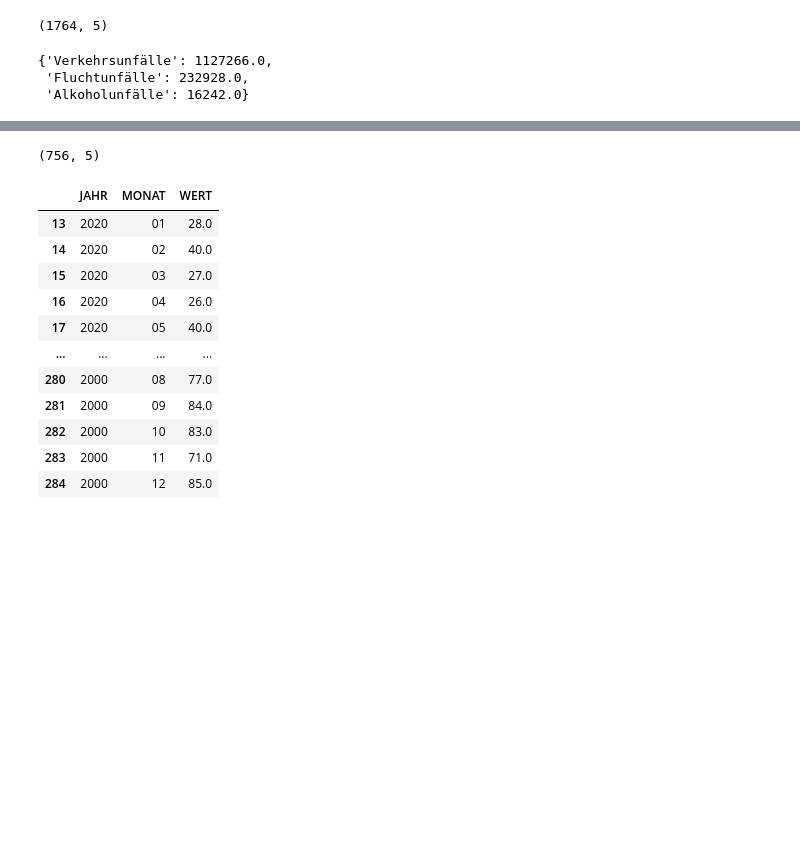
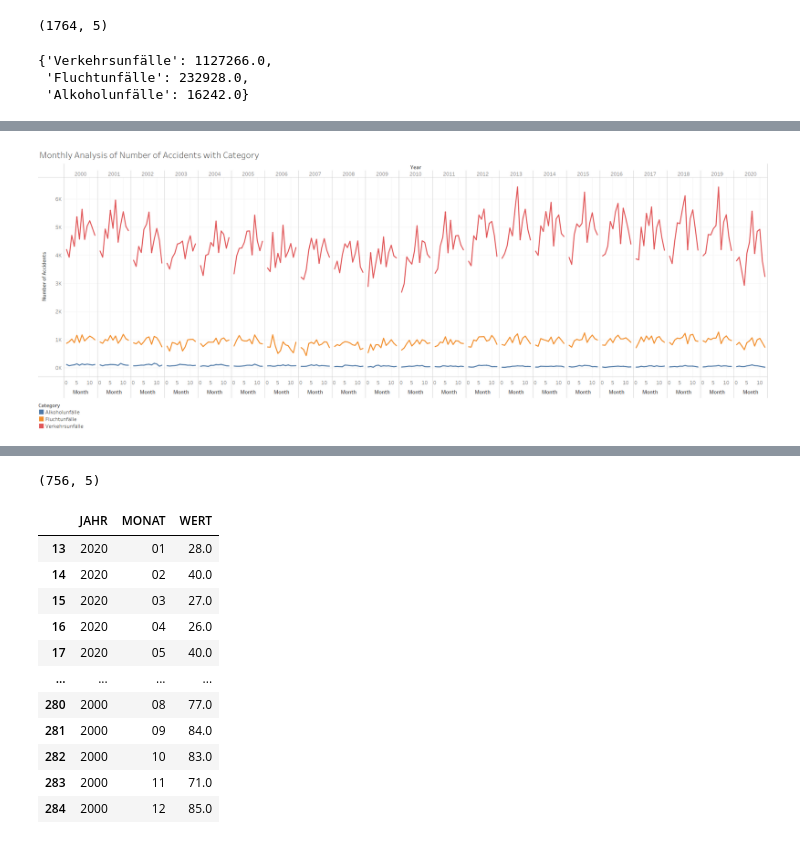
Before and after one commit to devansh-srivastav/dps_challenge, a Jupyter notebook: main.ipynb, the cells around one changed output, grey strips where cells are left out. Cells and saved outputs as stored; diff of their text form; code cells hidden in the pictures; blank space fills up the shorter version.

```diff
--- a/main.ipynb
+++ b/main.ipynb
@@ -127,0 +139,4 @@ data
+# %%
+Image(filename='visualisations/monthly_no_of_acc_vs_cat.png')
+# %% [output]
+[figure, added]
```
Also changed, not shown: parts of 16 cells of this notebook, 1 other file.
